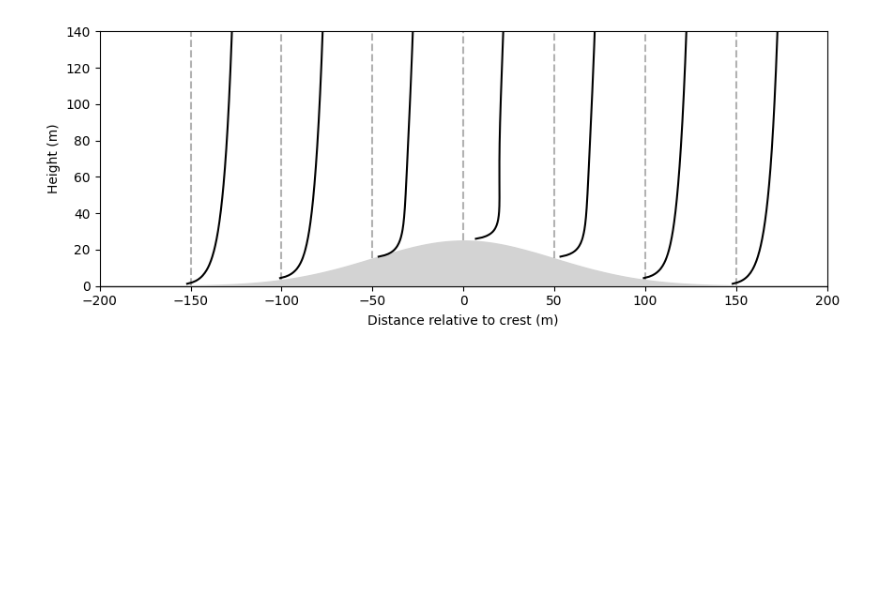
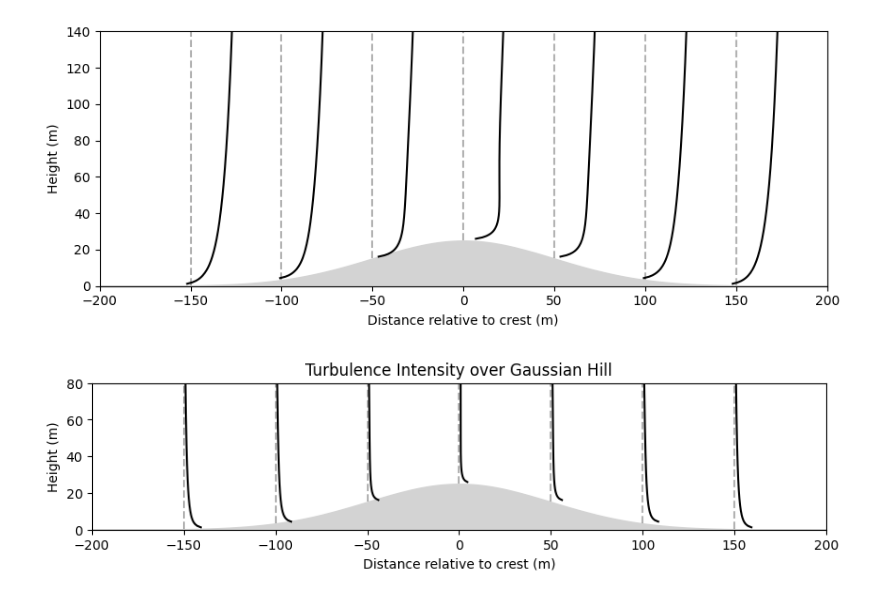
Before and after one commit to JacobManniche/Bachelor_legeplads, a Jupyter notebook: wind profile 2D.ipynb, the cells around one changed output. Saved outputs shown, nothing was run; the diff lists cells and outputs as text; code cells hidden in the pictures; blank space fills up the shorter version.

```diff
--- a/wind profile 2D.ipynb
+++ b/wind profile 2D.ipynb
@@ -480,3 +480,46 @@ plt.gca().set_aspect('equal', adjustable='box')
 plt.show()
 # %% [output]
 [figure]
+# %%
+# ---- Plot ----
+plt.figure(figsize=(10, 6))
+
+# hill
+hill_vals = hill(x_vals)
+plt.fill_between(x_vals, hill_vals, color="lightgray")
+
+for x0 in positions:
+    U_vals = U(x0, z)
+
+    # --- Turbulence intensity ---
+    I_vals = u_star / (U_vals)
+
+    # Optional: clip for visualization
+    I_vals = np.clip(I_vals, 0, 0.5)
+
+    # horizontal shift (same idea as velocity plot)
+    x_profile = x0 + I_vals * 200 - 8   # scale factor for visibility
+
+    # vertical shift
+    z_profile = z + hill(x0)
+
+    plt.plot(x_profile, z_profile, color='k')
+
+    # reference line
+    plt.plot([x0, x0], [hill(x0), hill(x0) + 150],
+             linestyle="--", color="k", alpha=0.3)
+
+# labels
+plt.xlabel("Distance relative to crest (m)")
+plt.ylabel("Height (m)")
+
+plt.xlim(-200, 200)
+plt.ylim(0, 80)
+
+plt.gca().set_aspect('equal', adjustable='box')
+
+plt.title("Turbulence Intensity over Gaussian Hill")
+
+plt.show()
+# %% [output]
+[figure, added]
```
Also changed, not shown: 1 other file.
